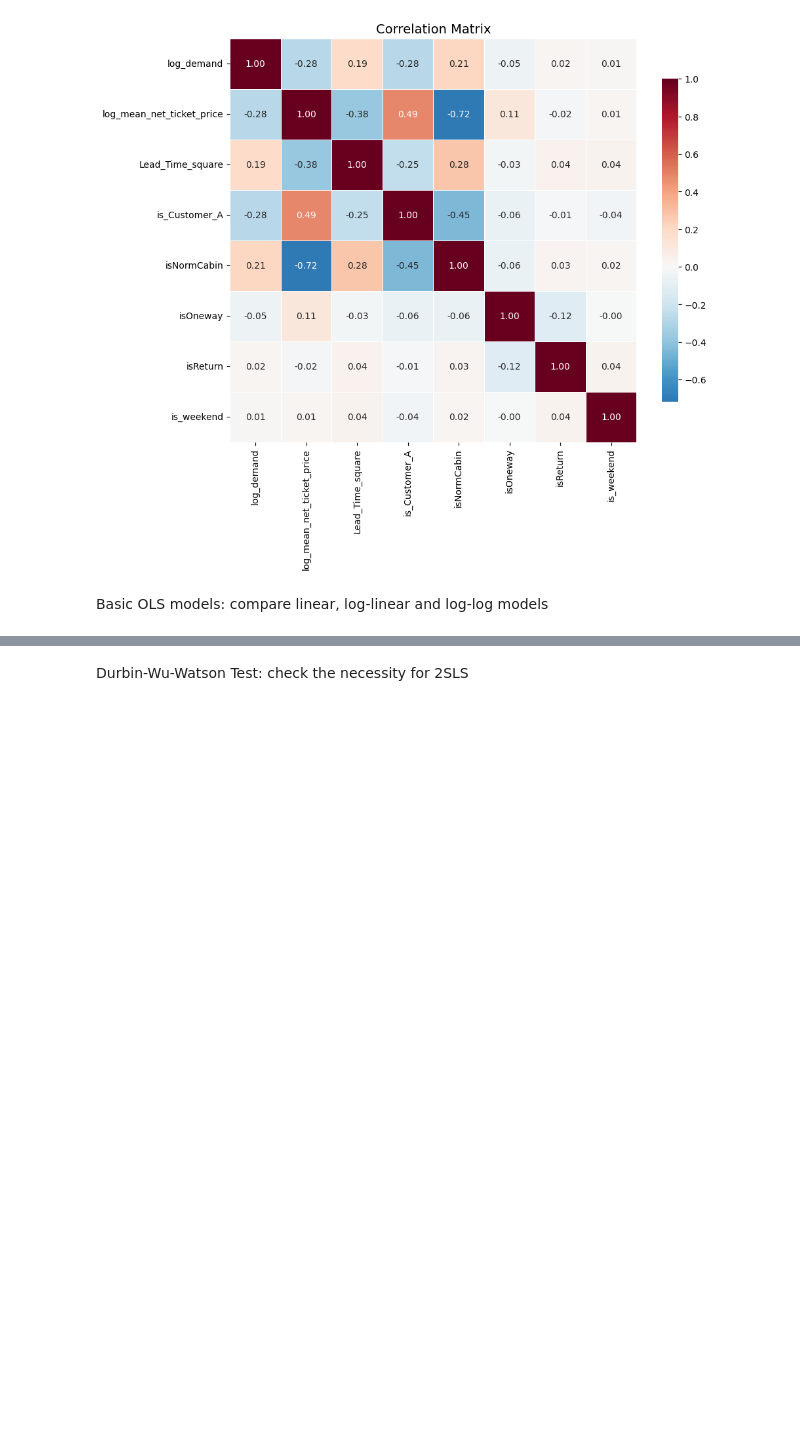
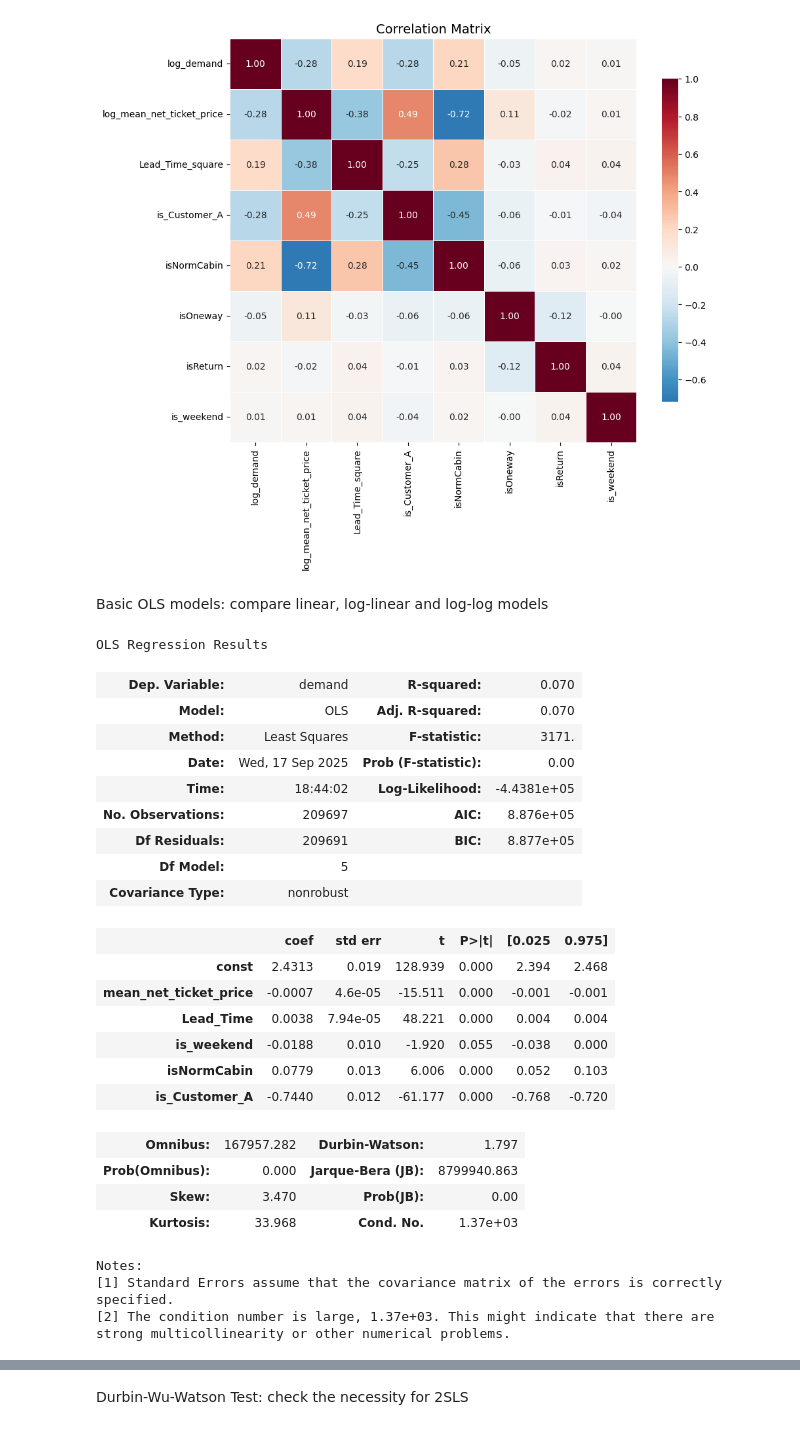
Before and after one commit to azusahanabi/DBA5101-Group-Project-1, a Jupyter notebook: DBA5101_Group_Project_1_Updated.ipynb, the cells around one changed output, grey strips where cells are left out. Drawn from its saved outputs; the diff is of its cells as text; code cells hidden in the pictures; blank space fills up the shorter version.

```diff
--- a/DBA5101_Group_Project_1_Updated.ipynb
+++ b/DBA5101_Group_Project_1_Updated.ipynb
@@ -279,3 +279,38 @@ plt.show()
 Basic OLS models: compare linear, log-linear and log-log models
 # %%
 # Linear model
+
+# Start with a basic OLS model
+# demand ~ 1 + price + Lead_Time + departure_is_weekend  + isNormCabin
+
+y_1_1 = df["demand"]
+x_1_1 = sm.add_constant(df[["mean_net_ticket_price", "Lead_Time","is_weekend","isNormCabin","is_Customer_A"]].astype(float))
+
+model_1_1 = sm.OLS(y_1_1,x_1_1).fit()
+model_1_1.summary()
+# %% [output]
+OLS Regression Results
+| Dep. Variable: | demand | R-squared: | 0.070 |
+| Model: | OLS | Adj. R-squared: | 0.070 |
+| Method: | Least Squares | F-statistic: | 3171. |
+| Date: | Wed, 17 Sep 2025 | Prob (F-statistic): | 0.00 |
+| Time: | 18:44:02 | Log-Likelihood: | -4.4381e+05 |
+| No. Observations: | 209697 | AIC: | 8.876e+05 |
+| Df Residuals: | 209691 | BIC: | 8.877e+05 |
+| Df Model: | 5 |  |  |
+| Covariance Type: | nonrobust |  |  |
+|  | coef | std err | t | P>|t| | [0.025 | 0.975] |
+| const | 2.4313 | 0.019 | 128.939 | 0.000 | 2.394 | 2.468 |
+| mean_net_ticket_price | -0.0007 | 4.6e-05 | -15.511 | 0.000 | -0.001 | -0.001 |
+| Lead_Time | 0.0038 | 7.94e-05 | 48.221 | 0.000 | 0.004 | 0.004 |
+| is_weekend | -0.0188 | 0.010 | -1.920 | 0.055 | -0.038 | 0.000 |
+| isNormCabin | 0.0779 | 0.013 | 6.006 | 0.000 | 0.052 | 0.103 |
+| is_Customer_A | -0.7440 | 0.012 | -61.177 | 0.000 | -0.768 | -0.720 |
+| Omnibus: | 167957.282 | Durbin-Watson: | 1.797 |
+| Prob(Omnibus): | 0.000 | Jarque-Bera (JB): | 8799940.863 |
+| Skew: | 3.470 | Prob(JB): | 0.00 |
+| Kurtosis: | 33.968 | Cond. No. | 1.37e+03 |
+Notes:
+[1] Standard Errors assume that the covariance matrix of the errors is correctly specified.
+[2] The condition number is large, 1.37e+03. This might indicate that there are
+strong multicollinearity or other numerical problems.
```
Also changed, not shown: parts of 21 cells of this notebook.
